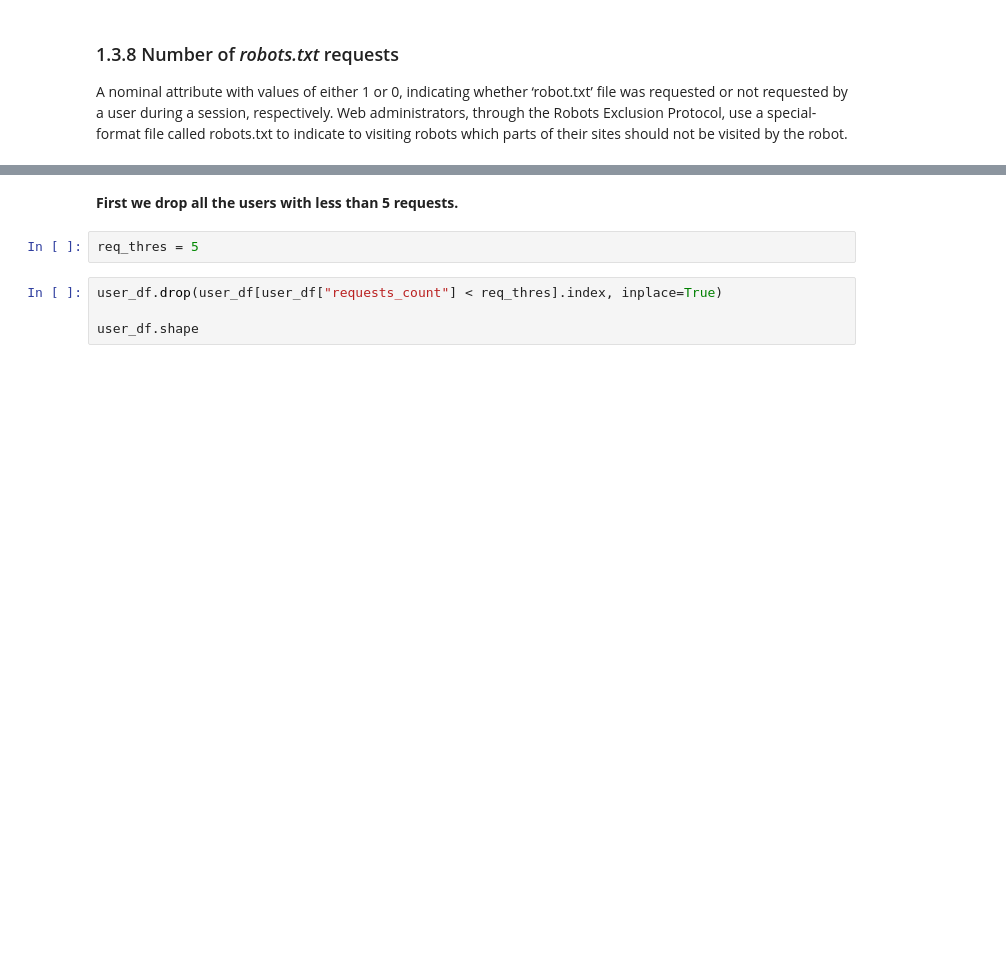
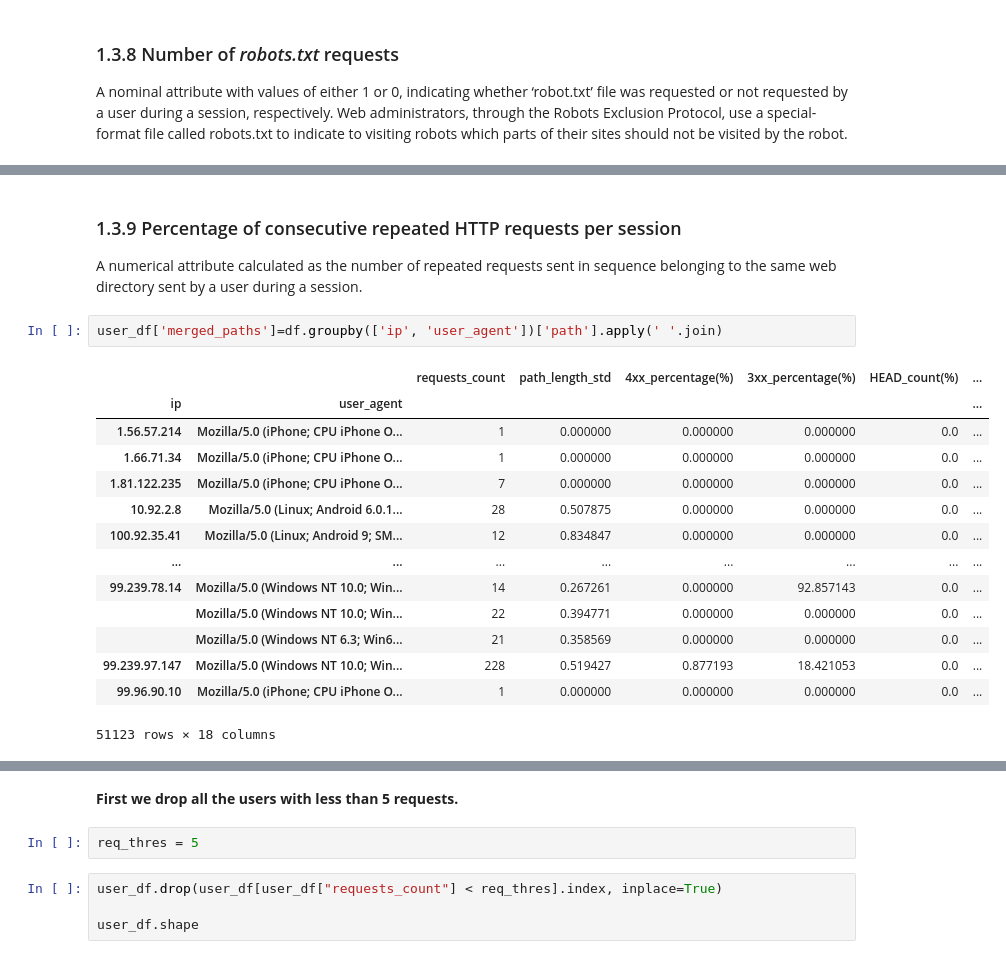
Before and after one commit to mohammadhashemii/Web-Crawler-Detection, a Jupyter notebook: notebooks/01_sanjaghDatasetEDA.ipynb, the cells around one changed output, grey strips where cells are left out. Saved outputs shown, nothing was run; the diff lists cells and outputs as text; blank space fills up the shorter version.

Commit message:
feat: consequtive repeated reqs feature added

```diff
--- a/notebooks/01_sanjaghDatasetEDA.ipynb
+++ b/notebooks/01_sanjaghDatasetEDA.ipynb
@@ -567,0 +553,21 @@ user_df.sort_values(
+# %% [markdown]
+### 1.3.9 Percentage of consecutive repeated HTTP requests per session
+
+A numerical attribute calculated as the number of repeated requests sent in sequence belonging to the same web directory sent by a user during a session.
+# %%
+user_df['merged_paths']=df.groupby(['ip', 'user_agent'])['path'].apply(' '.join)
+# %% [output]
+|  |  | requests_count | path_length_std | 4xx_percentage(%) | 3xx_percentage(%) | HEAD_count(%) | ... |
+| ip | user_agent |  |  |  |  |  | ... |
+| 1.56.57.214 | Mozilla/5.0 (iPhone; CPU iPhone O... | 1 | 0.000000 | 0.000000 | 0.000000 | 0.0 | ... |
+| 1.66.71.34 | Mozilla/5.0 (iPhone; CPU iPhone O... | 1 | 0.000000 | 0.000000 | 0.000000 | 0.0 | ... |
+| 1.81.122.235 | Mozilla/5.0 (iPhone; CPU iPhone O... | 7 | 0.000000 | 0.000000 | 0.000000 | 0.0 | ... |
+| 10.92.2.8 | Mozilla/5.0 (Linux; Android 6.0.1... | 28 | 0.507875 | 0.000000 | 0.000000 | 0.0 | ... |
+| 100.92.35.41 | Mozilla/5.0 (Linux; Android 9; SM... | 12 | 0.834847 | 0.000000 | 0.000000 | 0.0 | ... |
+| ... | ... | ... | ... | ... | ... | ... | ... |
+| 99.239.78.14 | Mozilla/5.0 (Windows NT 10.0; Win... | 14 | 0.267261 | 0.000000 | 92.857143 | 0.0 | ... |
+|  | Mozilla/5.0 (Windows NT 10.0; Win... | 22 | 0.394771 | 0.000000 | 0.000000 | 0.0 | ... |
+|  | Mozilla/5.0 (Windows NT 6.3; Win6... | 21 | 0.358569 | 0.000000 | 0.000000 | 0.0 | ... |
+| 99.239.97.147 | Mozilla/5.0 (Windows NT 10.0; Win... | 228 | 0.519427 | 0.877193 | 18.421053 | 0.0 | ... |
+| 99.96.90.10 | Mozilla/5.0 (iPhone; CPU iPhone O... | 1 | 0.000000 | 0.000000 | 0.000000 | 0.0 | ... |
+51123 rows × 18 columns
```
Also changed, not shown: parts of 5 cells of this notebook.
